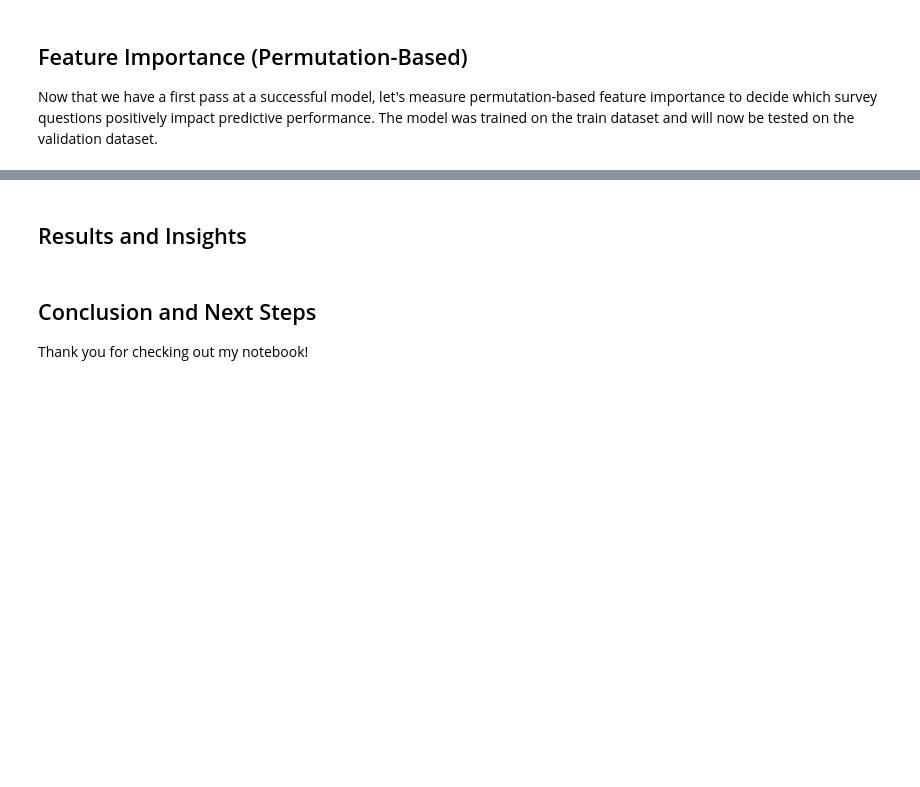
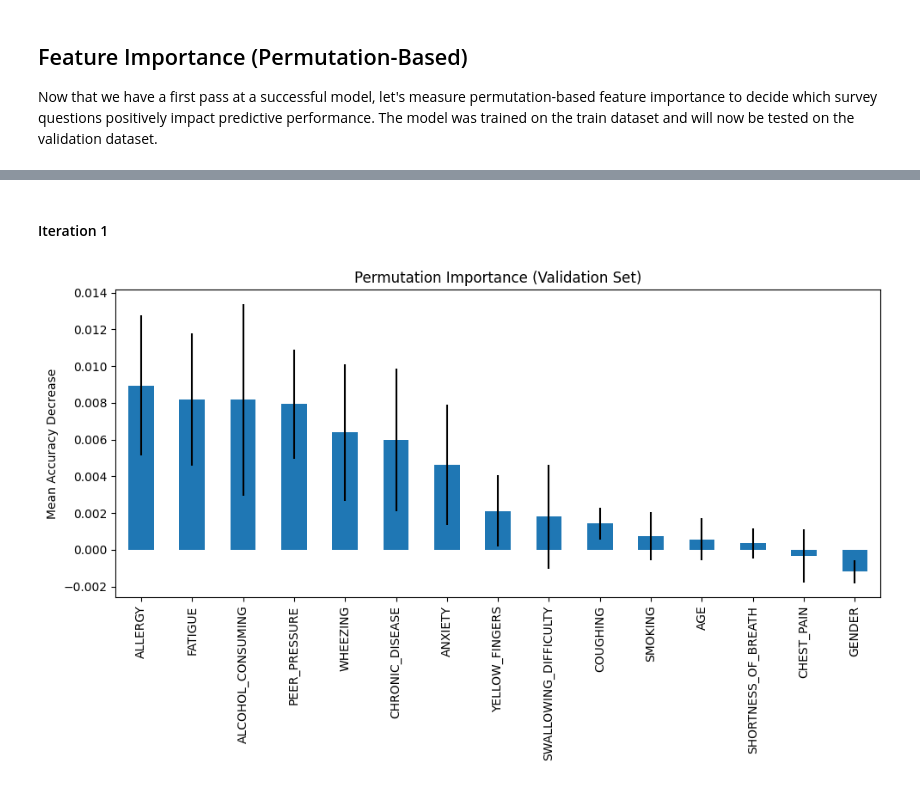
Before and after one commit to jesseingraham/lung-cancer-survey-prediction, a Jupyter notebook: notebooks/predicting-lung-cancer-and-survey-analysis.ipynb, the cells around one changed output, grey strips where cells are left out. Cells and saved outputs as stored; diff of their text form; code cells hidden in the pictures; blank space fills up the shorter version.

```diff
--- a/notebooks/predicting-lung-cancer-and-survey-analysis.ipynb
+++ b/notebooks/predicting-lung-cancer-and-survey-analysis.ipynb
@@ -154,0 +239,11 @@ X_train, X_val, y_train, y_val = train_test_split(X_train, y_train, test_size=0.
+# %%
+def determine_categorical_features(df, numeric_features=[]):
+    """Returns column indices of all features in df that are not in numeric_features"""
+    features = df.columns
+    cat_features = [index for index in range(len(features)) if features[index] not in numeric_features]
+    return cat_features
+
+cat_features = determine_categorical_features(df_encoded.drop('LUNG_CANCER', axis=1), numeric_features=['AGE'])
+
+imb_pipe = Pipeline([('smotenc', SMOTENC(categorical_features=cat_features, random_state=42)),
+                     ('forest', RandomForestClassifier(random_state=42))])
@@ -431,14 +357,0 @@ First things first, we need to retrain our model on the combination of the train
-# %%
-# Drop features (datsets do not leak since random_state kept constant)
-X = df_encoded.drop(columns=['SHORTNESS_OF_BREATH', 'ANXIETY', 'GENDER', 'SMOKING', 'FATIGUE', 'AGE', 'CHRONIC_DISEASE', 'LUNG_CANCER']).values
-y = df_encoded['LUNG_CANCER'].values
-feature_names = df_encoded.drop(columns=['SHORTNESS_OF_BREATH', 'ANXIETY', 'GENDER', 'SMOKING', 'FATIGUE', 'AGE', 'CHRONIC_DISEASE', 'LUNG_CANCER']).columns
-
-# Split X, y into train and test splits and stratify based on target
-X_train, X_test, y_train, y_test = train_test_split(X, y, test_size=0.33, random_state=42, shuffle=True, stratify=y)
-
-# Create classifier with best hyperparameters
-clf = RandomForestClassifier(**grid2.best_params_)
-
-# Train
-clf.fit(X_train, y_train)
@@ -510,7 +358,20 @@ plt.show()
-# %% [markdown]
-## Results and Insights
-# %% [markdown]
-## Conclusion and Next Steps
-
-
-Thank you for checking out my notebook!
+# %% [markdown]
+#### Iteration 1
+# %%
+# Compute permutation importance
+result = permutation_importance(grid2, X_val, y_val, n_repeats=30, random_state=42, scoring='average_precision')
+
+# Create a sorted Series for plotting
+importances = pd.Series(result.importances_mean, index=feature_names)
+importances_std = pd.Series(result.importances_std, index=feature_names)
+sorted_importances = importances.sort_values(ascending=False)
+
+# Plot with matching error bars
+fig, ax = plt.subplots(figsize=(10, 6))
+sorted_importances.plot.bar(yerr=importances_std[sorted_importances.index], ax=ax)
+ax.set_title("Permutation Importance (Validation Set)")
+ax.set_ylabel("Mean Accuracy Decrease")
+fig.tight_layout()
+plt.show()
+# %% [output]
+[figure, added]
```
Also changed, not shown: parts of 105 cells of this notebook, 2 other files.
